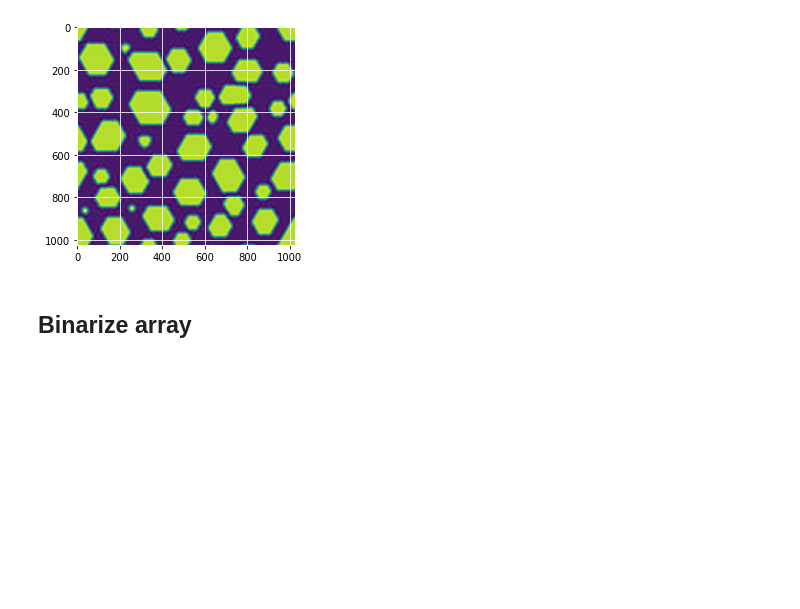
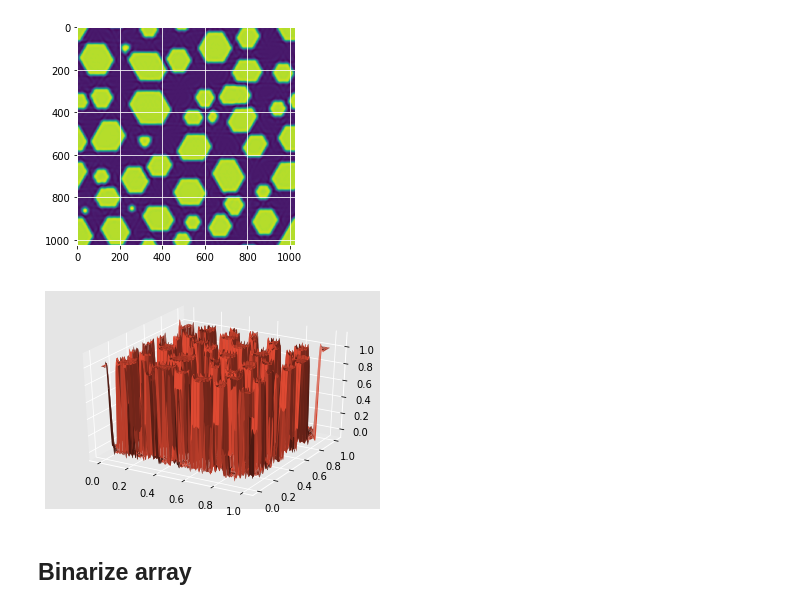
Before and after one commit to nhgowtham/MicrostructureStatistics, a Jupyter notebook: 2 point correlations example.ipynb, the cells around one changed output. Cells and saved outputs as stored; diff of their text form; code cells hidden in the pictures; blank space fills up the shorter version.

```diff
--- a/2 point correlations example.ipynb
+++ b/2 point correlations example.ipynb
@@ -17,6 +18,16 @@ plt.imshow(img_)
 # %% [output]
 <matplotlib.image.AxesImage at 0x...>
 [figure]
+# %%
+x = np.linspace(0, 1, 1024)
+y = np.linspace(0, 1, 1024)
+xv, yv = np.meshgrid(x, y)
+fig = plt.figure()
+ax = fig.add_subplot(111, projection='3d')
+dem3d=ax.plot_surface(xv,yv,img_)
+plt.show()
+# %% [output]
+[figure, added]
 # %% [markdown]
 ## Binarize array
 # %%
```
Also changed, not shown: parts of 2 cells of this notebook, 2 other files.
